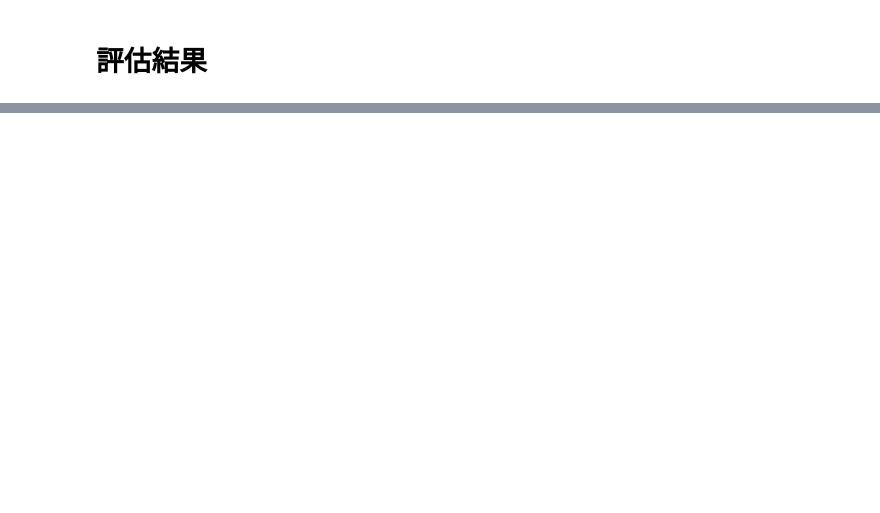
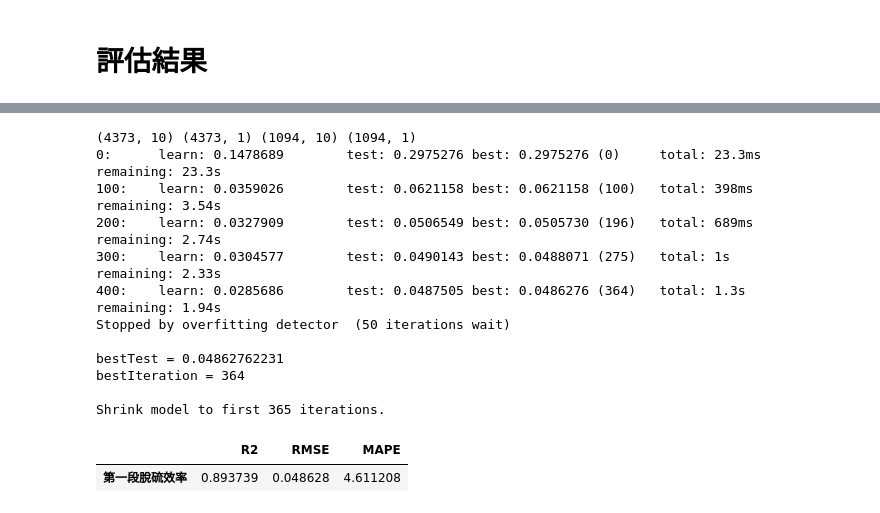
Before and after one commit to skywalker0803r/CFB, a Jupyter notebook: 煙囪排放SOx濃度Y₃.ipynb, the cells around one changed output, grey strips where cells are left out. Cells and saved outputs as stored; diff of their text form; code cells hidden in the pictures; blank space fills up the shorter version.

```diff
--- a/煙囪排放SOx濃度Y₃.ipynb
+++ b/煙囪排放SOx濃度Y₃.ipynb
@@ -602,0 +639,54 @@ res
+# %%
+from catboost import CatBoostRegressor, Pool
+from sklearn.datasets import fetch_california_housing
+from sklearn.metrics import mean_squared_error
+
+def train_test_split(X, Y, train_ratio=0.8):
+    total = len(X)
+    train_size = int(total * train_ratio)
+    return (X[:train_size], Y[:train_size],X[train_size:], Y[train_size:])
+
+# 建立 CatBoost 回歸模型
+model = CatBoostRegressor(
+    iterations=1000,
+    learning_rate=0.05,
+    depth=6,
+    loss_function='RMSE',
+    verbose=100  # 每100步顯示一次訓練資訊
+)
+X = XY[features]
+Y = XY[y_col]
+X_train, Y_train, X_test, Y_test = train_test_split(X,Y)
+print(X_train.shape,Y_train.shape,X_test.shape,Y_test.shape)
+# 訓練模型
+model.fit(X_train, Y_train, eval_set=(X_test, Y_test), early_stopping_rounds=50)
+
+# 預測
+y_predicted = model.predict(X_test)
+
+# 計算指標
+r2 = r2_score(y_true, y_predicted)
+rmse = np.sqrt(mean_squared_error(y_true, y_predicted))
+mape = mean_absolute_percentage_error(y_true, y_predicted)
+
+res = pd.DataFrame()
+res['R2'] = [r2]
+res['RMSE'] = [rmse]
+res['MAPE'] = [mape]
+res.index = ['第一段脫硫效率']
+res
+# %% [output]
+(4373, 10) (4373, 1) (1094, 10) (1094, 1)
+0:      learn: 0.1478689        test: 0.2975276 best: 0.2975276 (0)     total: 23.3ms   remaining: 23.3s
+100:    learn: 0.0359026        test: 0.0621158 best: 0.0621158 (100)   total: 398ms    remaining: 3.54s
+200:    learn: 0.0327909        test: 0.0506549 best: 0.0505730 (196)   total: 689ms    remaining: 2.74s
+300:    learn: 0.0304577        test: 0.0490143 best: 0.0488071 (275)   total: 1s       remaining: 2.33s
+400:    learn: 0.0285686        test: 0.0487505 best: 0.0486276 (364)   total: 1.3s     remaining: 1.94s
+Stopped by overfitting detector  (50 iterations wait)
+
+bestTest = 0.04862762231
+bestIteration = 364
+
+Shrink model to first 365 iterations.
+|  | R2 | RMSE | MAPE |
+| 第一段脫硫效率 | 0.893739 | 0.048628 | 4.611208 |
```
Also changed, not shown: parts of 10 cells of this notebook.
